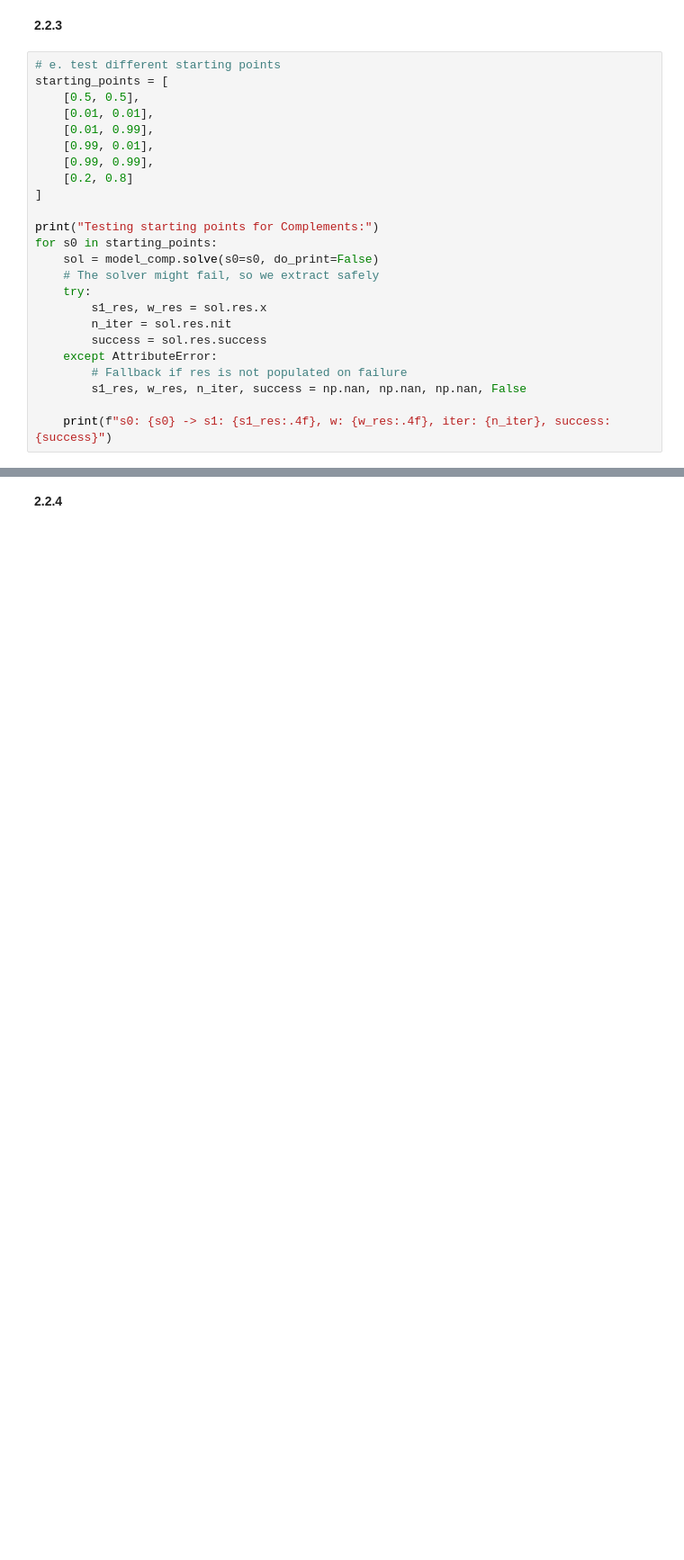
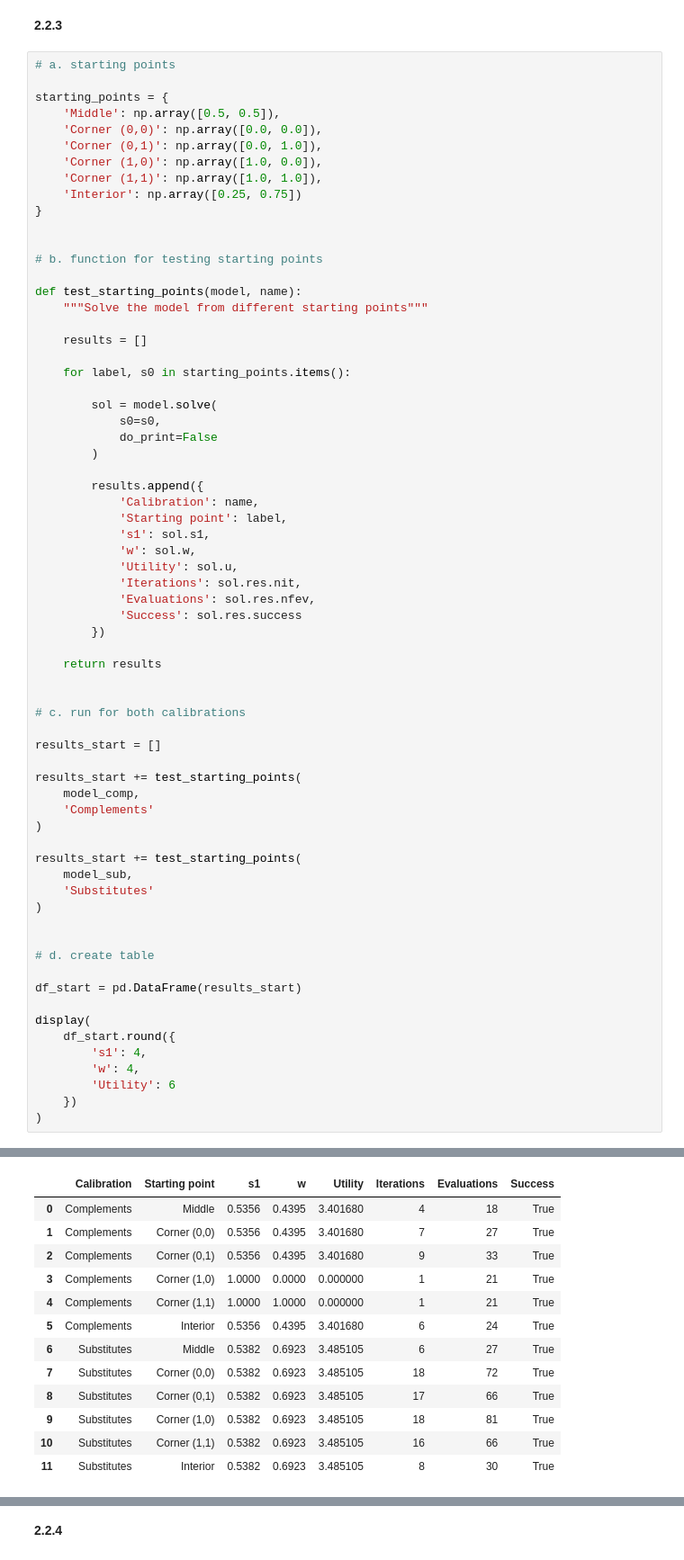
Before and after one commit to NumEconCopenhagen/projects-2024-group67, a Jupyter notebook: modelproject/model_project_afl2.ipynb, the cells around one changed output, grey strips where cells are left out. Shown at 90% size. Drawn from its saved outputs; the diff is of its cells as text; blank space fills up the shorter version.

```diff
--- a/modelproject/model_project_afl2.ipynb
+++ b/modelproject/model_project_afl2.ipynb
@@ -287,27 +336,70 @@ plt.show()
 # %% [markdown]
 **2.2.3**
 # %%
-# e. test different starting points
-starting_points = [
-    [0.5, 0.5],
-    [0.01, 0.01],
-    [0.01, 0.99],
-    [0.99, 0.01],
-    [0.99, 0.99],
-    [0.2, 0.8]
-]
+# a. starting points
 
-print("Testing starting points for Complements:")
-for s0 in starting_points:
-    sol = model_comp.solve(s0=s0, do_print=False)
-    # The solver might fail, so we extract safely
-    try:
-        s1_res, w_res = sol.res.x
-        n_iter = sol.res.nit
-        success = sol.res.success
-    except AttributeError:
-        # Fallback if res is not populated on failure
-        s1_res, w_res, n_iter, success = np.nan, np.nan, np.nan, False
+starting_points = {
+    'Middle': np.array([0.5, 0.5]),
+    'Corner (0,0)': np.array([0.0, 0.0]),
+    'Corner (0,1)': np.array([0.0, 1.0]),
+    'Corner (1,0)': np.array([1.0, 0.0]),
+    'Corner (1,1)': np.array([1.0, 1.0]),
+    'Interior': np.array([0.25, 0.75])
+}
 
-    print(f"s0: {s0} -> s1: {s1_res:.4f}, w: {w_res:.4f}, iter: {n_iter}, success: {success}")
+
+# b. function for testing starting points
+
+def test_starting_points(model, name):
+    """Solve the model from different starting points"""
+
+    results = []
+
+    for label, s0 in starting_points.items():
+
+        sol = model.solve(
+            s0=s0,
+            do_print=False
+        )
+
+        results.append({
+            'Calibration': name,
+            'Starting point': label,
+            's1': sol.s1,
+            'w': sol.w,
+            'Utility': sol.u,
+            'Iterations': sol.res.nit,
+            'Evaluations': sol.res.nfev,
+            'Success': sol.res.success
+        })
+
+    return results
+
+
+# c. run for both calibrations
+
+results_start = []
+
+results_start += test_starting_points(
+    model_comp,
+    'Complements'
+)
+
+results_start += test_starting_points(
+    model_sub,
+    'Substitutes'
+)
+
+
+# d. create table
+
+df_start = pd.DataFrame(results_start)
+
+display(
+    df_start.round({
+        's1': 4,
+        'w': 4,
+        'Utility': 6
+    })
+)
 # %% [output]
@@ -320,0 +406,13 @@ s0: [0.2, 0.8] -> s1: 0.5356, w: 0.4395, iter: 6, success: True
+|  | Calibration | Starting point | s1 | w | Utility | Iterations | Evaluations | Success |
+| 0 | Complements | Middle | 0.5356 | 0.4395 | 3.401680 | 4 | 18 | True |
+| 1 | Complements | Corner (0,0) | 0.5356 | 0.4395 | 3.401680 | 7 | 27 | True |
+| 2 | Complements | Corner (0,1) | 0.5356 | 0.4395 | 3.401680 | 9 | 33 | True |
+| 3 | Complements | Corner (1,0) | 1.0000 | 0.0000 | 0.000000 | 1 | 21 | True |
+| 4 | Complements | Corner (1,1) | 1.0000 | 1.0000 | 0.000000 | 1 | 21 | True |
+| 5 | Complements | Interior | 0.5356 | 0.4395 | 3.401680 | 6 | 24 | True |
+| 6 | Substitutes | Middle | 0.5382 | 0.6923 | 3.485105 | 6 | 27 | True |
+| 7 | Substitutes | Corner (0,0) | 0.5382 | 0.6923 | 3.485105 | 18 | 72 | True |
+| 8 | Substitutes | Corner (0,1) | 0.5382 | 0.6923 | 3.485105 | 17 | 66 | True |
+| 9 | Substitutes | Corner (1,0) | 0.5382 | 0.6923 | 3.485105 | 18 | 81 | True |
+| 10 | Substitutes | Corner (1,1) | 0.5382 | 0.6923 | 3.485105 | 16 | 66 | True |
+| 11 | Substitutes | Interior | 0.5382 | 0.6923 | 3.485105 | 8 | 30 | True |
```
Also changed, not shown: parts of 7 cells of this notebook.
